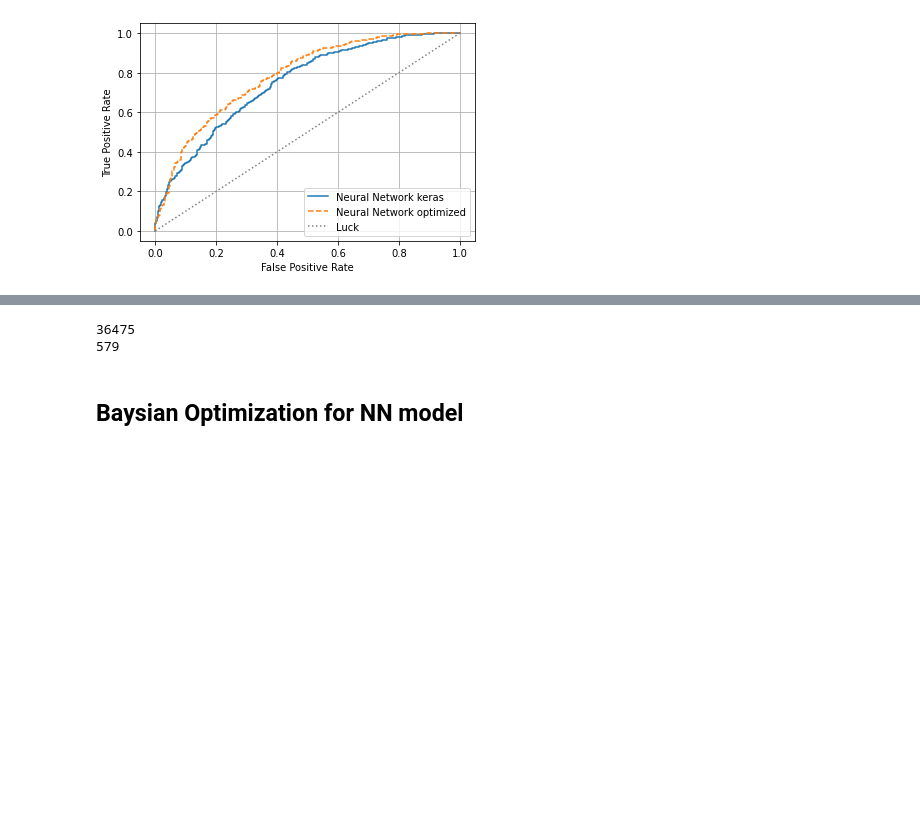
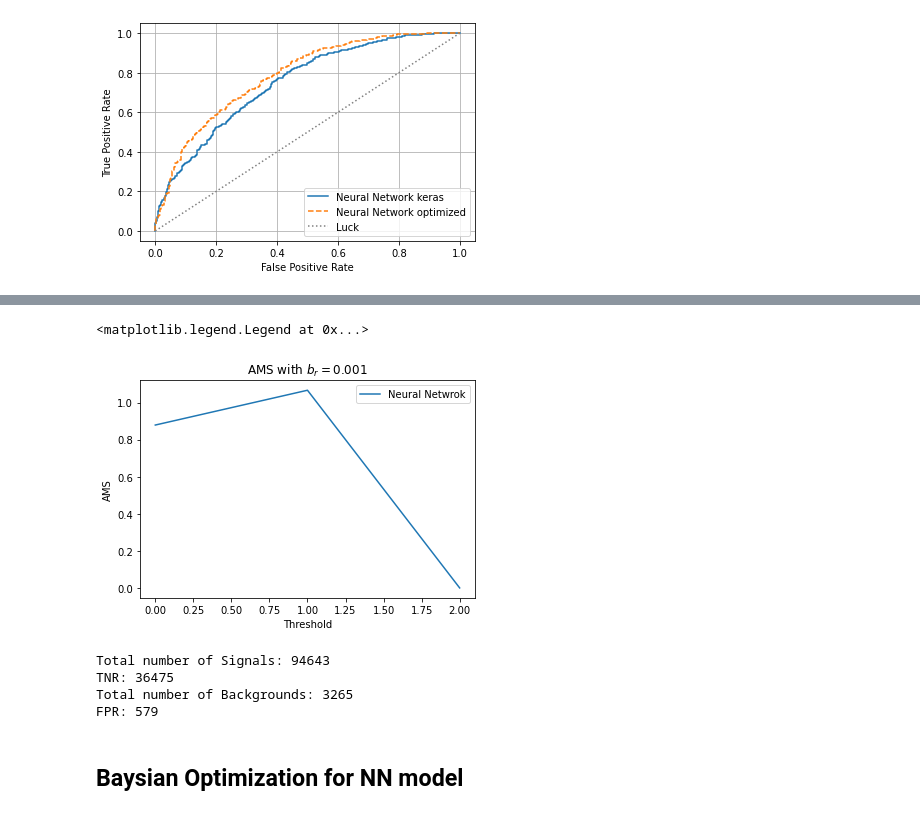
Before and after one commit to mghasemi19/TopFC, a Jupyter notebook: BDT_weight/NN_TopFC_main_bkg_analysis.ipynb, the cells around one changed output, grey strips where cells are left out. Drawn from its saved outputs; the diff is of its cells as text; code cells hidden in the pictures; blank space fills up the shorter version.

```diff
--- a/BDT_weight/NN_TopFC_main_bkg_analysis.ipynb
+++ b/BDT_weight/NN_TopFC_main_bkg_analysis.ipynb
@@ -848,11 +909,26 @@ weighted avg       0.96      0.62      0.74     97908
+# %%
+#ams_rf = AMS(tpr_rf, fpr_rf, 0.001) # get AMS for random forest classifier
+ams_rf_opt_tot = AMS(tpr_nn_opt_tot, fpr_nn_opt_tot, 0.001) # get AMS for random forest classifier
+
+plt.plot(thresholds_nn_opt_tot, ams_rf_opt_tot, label="Neural Netwrok")  # plot Random forest AMS
+plt.xlabel("Threshold")  # x-axis label
+plt.ylabel("AMS")  # y-axis label
+plt.title("AMS with $b_r=0.001$")  # add plot title
+plt.legend()  # add legend
+# %% [output]
+<matplotlib.legend.Legend at 0x...>
+[figure, added]
 # %%
-df_all[(df_all['isSignal'] == 1) & (df_all['dense_RF_opt']==0)].head()
-print(len(df_all[(df_all['isSignal'] == 1) & (df_all['dense_RF_opt']==0)]))
-print(len(df_all[(df_all['isSignal'] == 0) & (df_all['dense_RF_opt']==1)]))
-#len(df_all[(df_all['isSignal'] == 1)])
+df_all[(df_all['isSignal'] == 1) & (df_all['dense_NN_opt']==0)].head()
+print("Total number of Signals:", len(df_all[(df_all['isSignal'] == 1)]))
+print("TNR:", len(df_all[(df_all['isSignal'] == 1) & (df_all['dense_NN_opt']==0)]))
+print("Total number of Backgrounds:", len(df_all[(df_all['isSignal'] == 0)]))
+print("FPR:", len(df_all[(df_all['isSignal'] == 0) & (df_all['dense_NN_opt']==1)]))
 # %% [output]
-36475
-579
+Total number of Signals: 94643
+TNR: 36475
+Total number of Backgrounds: 3265
+FPR: 579
 # %% [markdown]
 ## Baysian Optimization for NN model
 # %%
```
Also changed, not shown: parts of 10 cells of this notebook, 1 other file.
